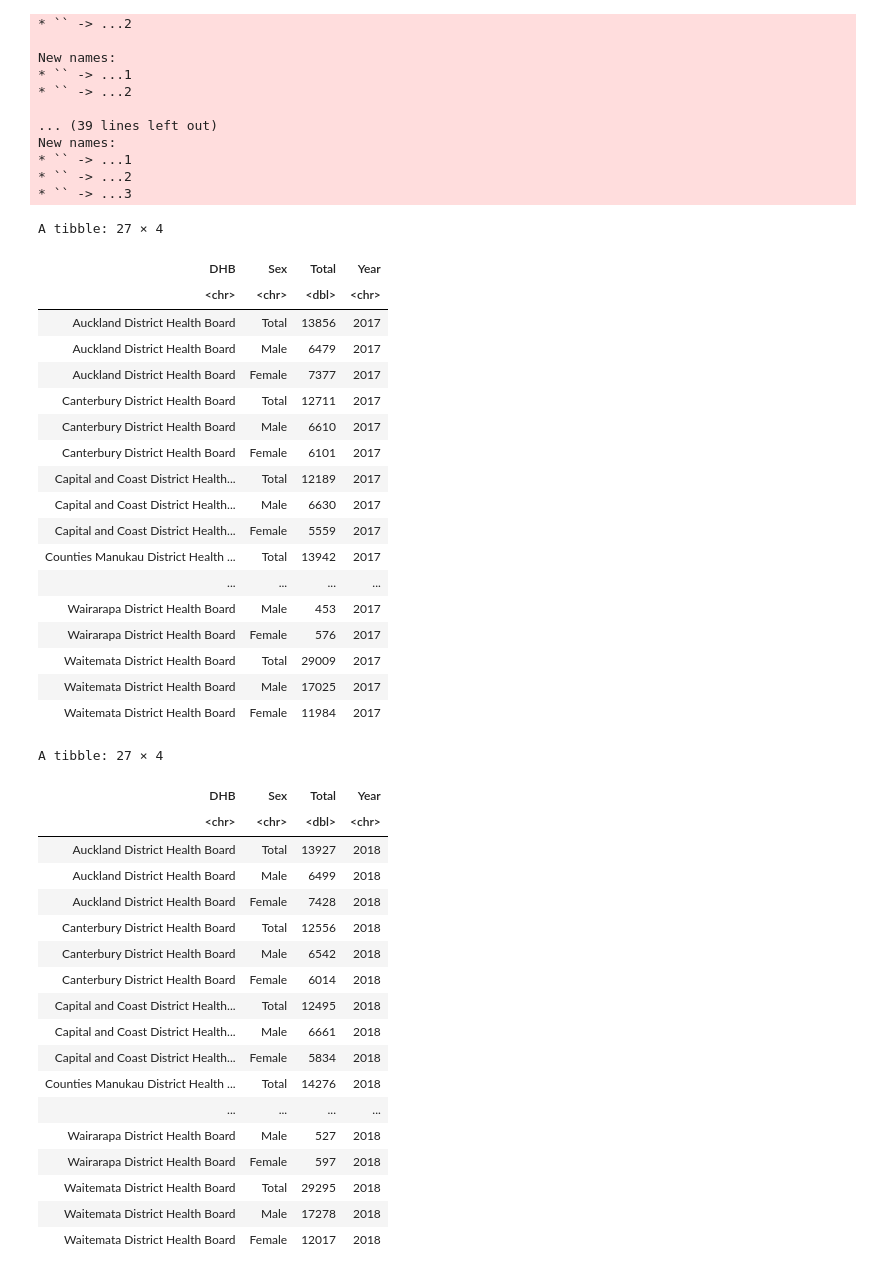
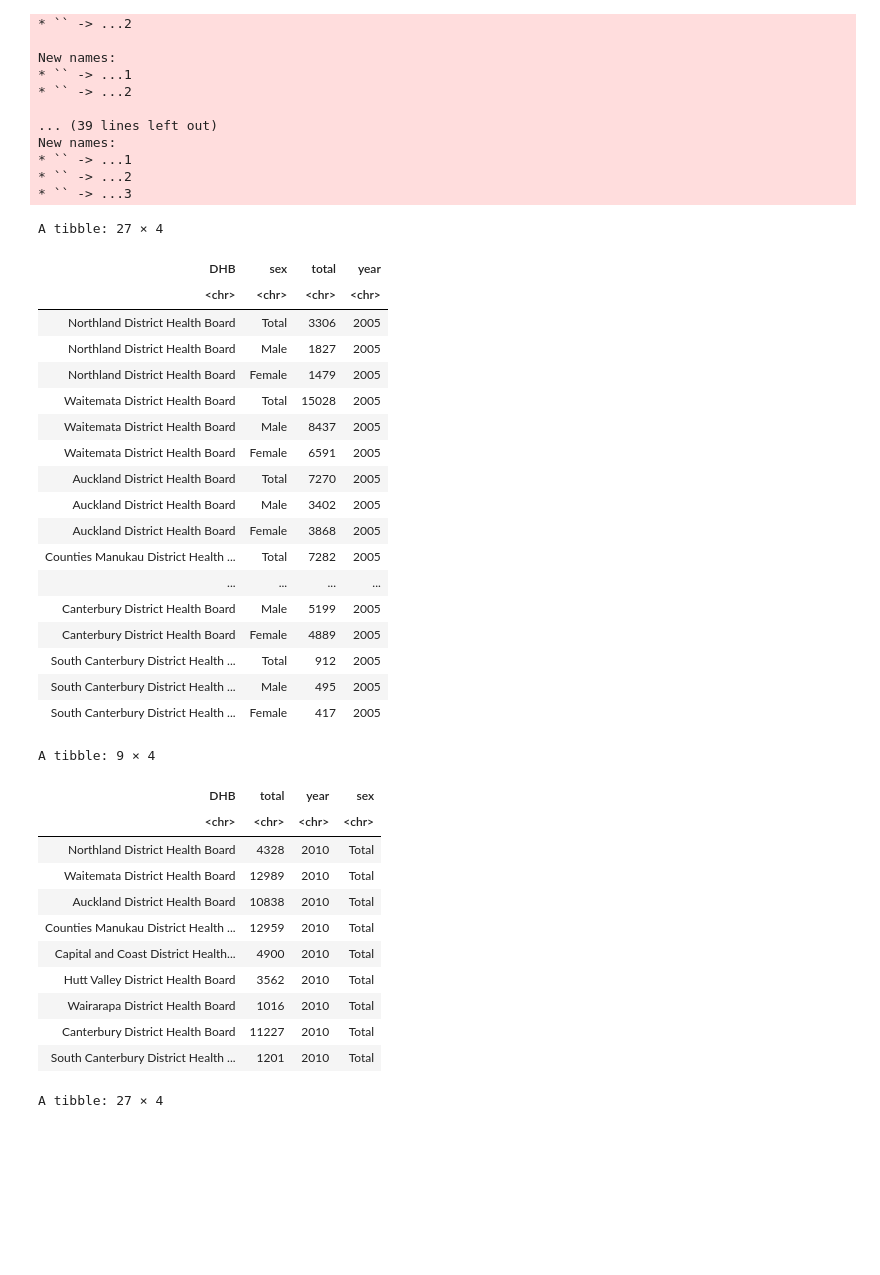
Before and after one commit to adaizh/datamac, a Jupyter notebook: Mental Health.ipynb, the cells around one changed output. Saved outputs shown, nothing was run; the diff lists cells and outputs as text; code cells hidden in the pictures; blank space fills up the shorter version.

```diff
--- a/Mental Health.ipynb
+++ b/Mental Health.ipynb
@@ -51,6 +51,7 @@ read_excel_mh <- function(file){
         rbind(waitemata, auckland, manukau, ccdhb, huttvalley, wairarapa, canterbury, s.canterbury) %>%
         mutate(Year = year) %>%
         select(DHB, Sex, Total, Year)
+    names(df) <- c('DHB', 'sex', 'total', 'year')
 
     return(df)
 }
@@ -63,6 +64,7 @@ read_excel_mh2 <- function(file){
     slice(3:25) %>%
     filter(grepl('Northland|Waitemata|Auckland|Manukau|Capital|Hutt|Wairarapa|Canterbury', DHB)) %>%
     mutate(Year = '2010', DHB = paste0(DHB, ' District Health Board'), Sex = 'Total')
+    names(df) <- c('DHB', 'total', 'year', 'sex')
 
     return(df)
 }
@@ -74,10 +76,10 @@ read_excel_mh3 <- function(file, sheetnum){
     df <- read_excel(path, sheet = sheetnum, skip = 3) %>%
     select(1:3)
 
-    names(df) <- c('DHB', 'Sex', 'Total') # Rename columns
-    year <- file %>%substr(6, 9) # Extract year from filename
+    names(df) <- c('DHB', 'sex', 'total') # Rename columns
+    yr <- file %>%substr(6, 9) # Extract year from filename
 
-    df <- df %>% mutate(DHB = if_else(is.na(DHB), lag(DHB), DHB), Year = year) %>%
+    df <- df %>% mutate(DHB = if_else(is.na(DHB), lag(DHB), DHB), year = yr) %>%
             fill(DHB) %>%
             filter(grepl('Northland|Waitemata District|Waitematā|Auckland District|Manukau District|Capital|Hutt|Wairarapa District|Canterbury District', DHB)) %>%
             mutate(DHB = if_else(grepl("Waitematā",DHB), 'Waitemata District Health Board', DHB))
@@ -121,57 +123,51 @@ New names:
 * `` -> ...2
 * `` -> ...3
 # %%
-#mh_df_0405
+mh_df_0405
 #mh_df_0506
 #mh_df_0607
 #mh_df_0708
-#mh_df_0910 # odd one
+mh_df_0910 # odd one
 #mh_df_1011
 #mh_df_1112
 #mh_df_1213
 #mh_df_1314
 #mh_df_1415
 #mh_df_1516
 mh_df_1617
-mh_df_1718
+#mh_df_1718
 #mh_df_1819
 #mh_df_1920
 # %% [output]
 A tibble: 27 × 4
-| DHB | Sex | Total | Year |
-| <chr> | <chr> | <dbl> | <chr> |
-| Auckland District Health Board | Total | 13856 | 2017 |
-| Auckland District Health Board | Male | 6479 | 2017 |
-| Auckland District Health Board | Female | 7377 | 2017 |
-| Canterbury District Health Board | Total | 12711 | 2017 |
-| Canterbury District Health Board | Male | 6610 | 2017 |
-| Canterbury District Health Board | Female | 6101 | 2017 |
-| Capital and Coast District Health... | Total | 12189 | 2017 |
-| Capital and Coast District Health... | Male | 6630 | 2017 |
-| Capital and Coast District Health... | Female | 5559 | 2017 |
-| Counties Manukau District Health ... | Total | 13942 | 2017 |
+| DHB | sex | total | year |
+| <chr> | <chr> | <chr> | <chr> |
+| Northland District Health Board | Total | 3306 | 2005 |
+| Northland District Health Board | Male | 1827 | 2005 |
+| Northland District Health Board | Female | 1479 | 2005 |
+| Waitemata District Health Board | Total | 15028 | 2005 |
+| Waitemata District Health Board | Male | 8437 | 2005 |
+| Waitemata District Health Board | Female | 6591 | 2005 |
+| Auckland District Health Board | Total | 7270 | 2005 |
+| Auckland District Health Board | Male | 3402 | 2005 |
+| Auckland District Health Board | Female | 3868 | 2005 |
+| Counties Manukau District Health ... | Total | 7282 | 2005 |
 | ... | ... | ... | ... |
-| Wairarapa District Health Board | Male | 453 | 2017 |
-| Wairarapa District Health Board | Female | 576 | 2017 |
-| Waitemata District Health Board | Total | 29009 | 2017 |
-| Waitemata District Health Board | Male | 17025 | 2017 |
-| Waitemata District Health Board | Female | 11984 | 2017 |
+| Canterbury District Health Board | Male | 5199 | 2005 |
+| Canterbury District Health Board | Female | 4889 | 2005 |
+| South Canterbury District Health ... | Total | 912 | 2005 |
+| South Canterbury District Health ... | Male | 495 | 2005 |
+| South Canterbury District Health ... | Female | 417 | 2005 |
-A tibble: 27 × 4
+A tibble: 9 × 4
-| DHB | Sex | Total | Year |
-| <chr> | <chr> | <dbl> | <chr> |
-| Auckland District Health Board | Total | 13927 | 2018 |
-| Auckland District Health Board | Male | 6499 | 2018 |
-| Auckland District Health Board | Female | 7428 | 2018 |
-| Canterbury District Health Board | Total | 12556 | 2018 |
-| Canterbury District Health Board | Male | 6542 | 2018 |
-| Canterbury District Health Board | Female | 6014 | 2018 |
-| Capital and Coast District Health... | Total | 12495 | 2018 |
-| Capital and Coast District Health... | Male | 6661 | 2018 |
-| Capital and Coast District Health... | Female | 5834 | 2018 |
-| Counties Manukau District Health ... | Total | 14276 | 2018 |
-| ... | ... | ... | ... |
-| Wairarapa District Health Board | Male | 527 | 2018 |
-| Wairarapa District Health Board | Female | 597 | 2018 |
-| Waitemata District Health Board | Total | 29295 | 2018 |
-| Waitemata District Health Board | Male | 17278 | 2018 |
-| Waitemata District Health Board | Female | 12017 | 2018 |
+| DHB | total | year | sex |
+| <chr> | <chr> | <chr> | <chr> |
+| Northland District Health Board | 4328 | 2010 | Total |
+| Waitemata District Health Board | 12989 | 2010 | Total |
+| Auckland District Health Board | 10838 | 2010 | Total |
+| Counties Manukau District Health ... | 12959 | 2010 | Total |
+| Capital and Coast District Health... | 4900 | 2010 | Total |
+| Hutt Valley District Health Board | 3562 | 2010 | Total |
+| Wairarapa District Health Board | 1016 | 2010 | Total |
+| Canterbury District Health Board | 11227 | 2010 | Total |
+| South Canterbury District Health ... | 1201 | 2010 | Total |
+A tibble: 27 × 4
```
Also changed, not shown: parts of 4 cells of this notebook, 3 other files.
